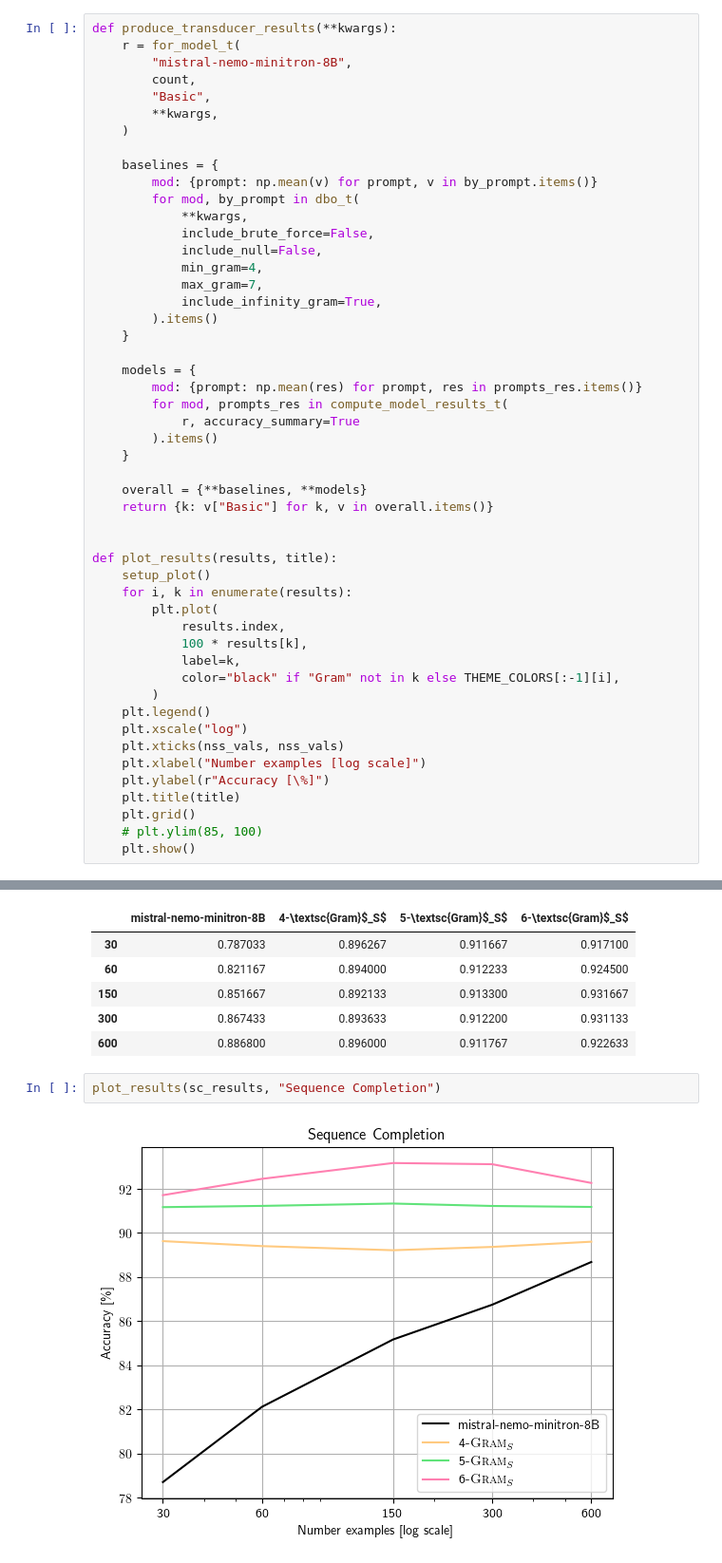
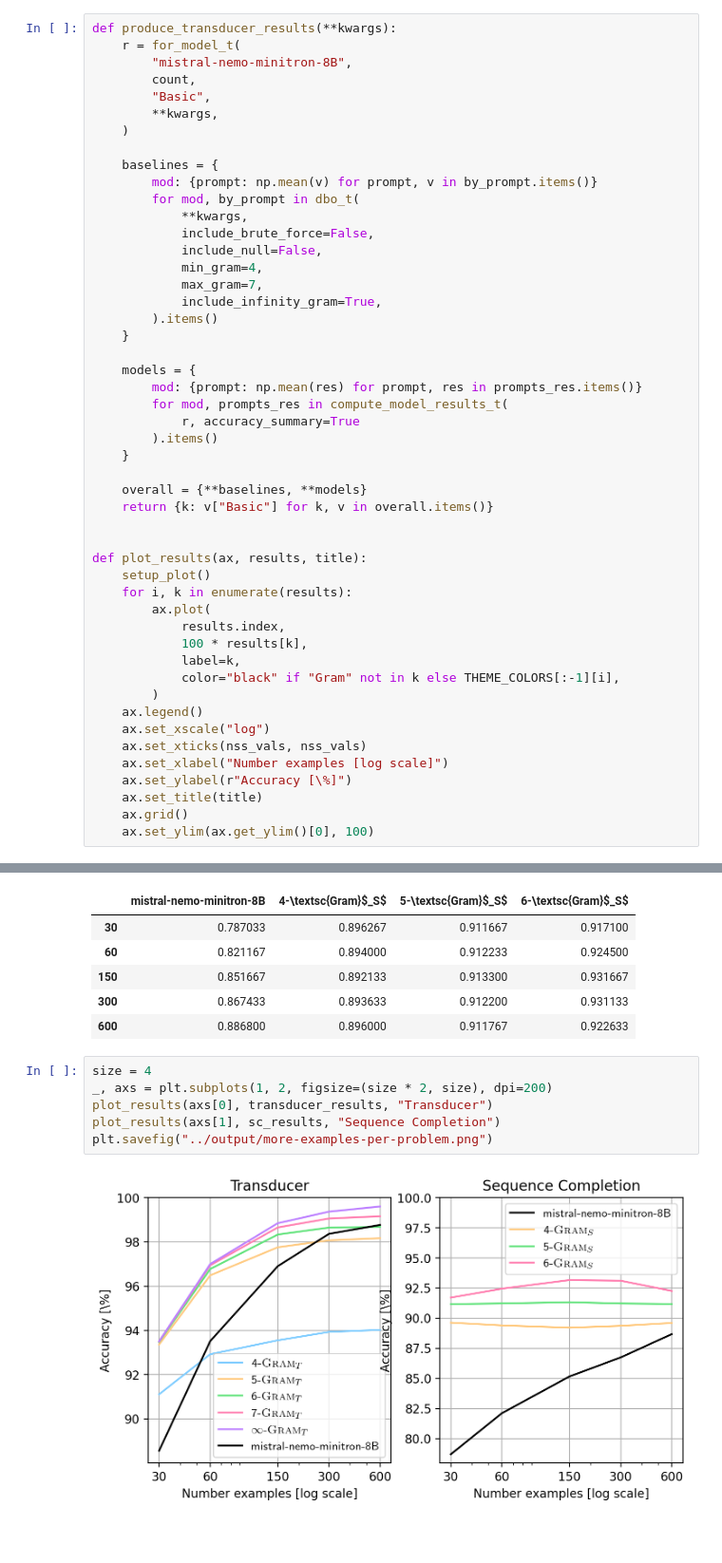
Before and after one commit to kavigupta/evallm, a Jupyter notebook: notebooks/more-examples-per-problem.ipynb, the cells around one changed output, grey strips where cells are left out. Shown at 95% size. Cells and saved outputs as stored; diff of their text form; blank space fills up the shorter version.

Commit message:
output more examples per problem (#149)

```diff
--- a/notebooks/more-examples-per-problem.ipynb
+++ b/notebooks/more-examples-per-problem.ipynb
@@ -63,24 +63,23 @@ def produce_transducer_results(**kwargs):
     return {k: v["Basic"] for k, v in overall.items()}
 
 
-def plot_results(results, title):
+def plot_results(ax, results, title):
     setup_plot()
     for i, k in enumerate(results):
-        plt.plot(
+        ax.plot(
             results.index,
             100 * results[k],
             label=k,
             color="black" if "Gram" not in k else THEME_COLORS[:-1][i],
         )
-    plt.legend()
-    plt.xscale("log")
-    plt.xticks(nss_vals, nss_vals)
-    plt.xlabel("Number examples [log scale]")
-    plt.ylabel(r"Accuracy [\%]")
-    plt.title(title)
-    plt.grid()
-    # plt.ylim(85, 100)
-    plt.show()
+    ax.legend()
+    ax.set_xscale("log")
+    ax.set_xticks(nss_vals, nss_vals)
+    ax.set_xlabel("Number examples [log scale]")
+    ax.set_ylabel(r"Accuracy [\%]")
+    ax.set_title(title)
+    ax.grid()
+    ax.set_ylim(ax.get_ylim()[0], 100)
 # %%
 nss_vals = [30, 60, 150, 300, 600]
 
@@ -123,6 +118,10 @@ sc_results
 | 300 | 0.867433 | 0.893633 | 0.912200 | 0.931133 |
 | 600 | 0.886800 | 0.896000 | 0.911767 | 0.922633 |
 # %%
-plot_results(sc_results, "Sequence Completion")
+size = 4
+_, axs = plt.subplots(1, 2, figsize=(size * 2, size), dpi=200)
+plot_results(axs[0], transducer_results, "Transducer")
+plot_results(axs[1], sc_results, "Sequence Completion")
+plt.savefig("../output/more-examples-per-problem.png")
 # %% [output]
-[figure, old version]
+[figure, new version]
```
Also changed, not shown: parts of 1 cell of this notebook, 1 other file.
